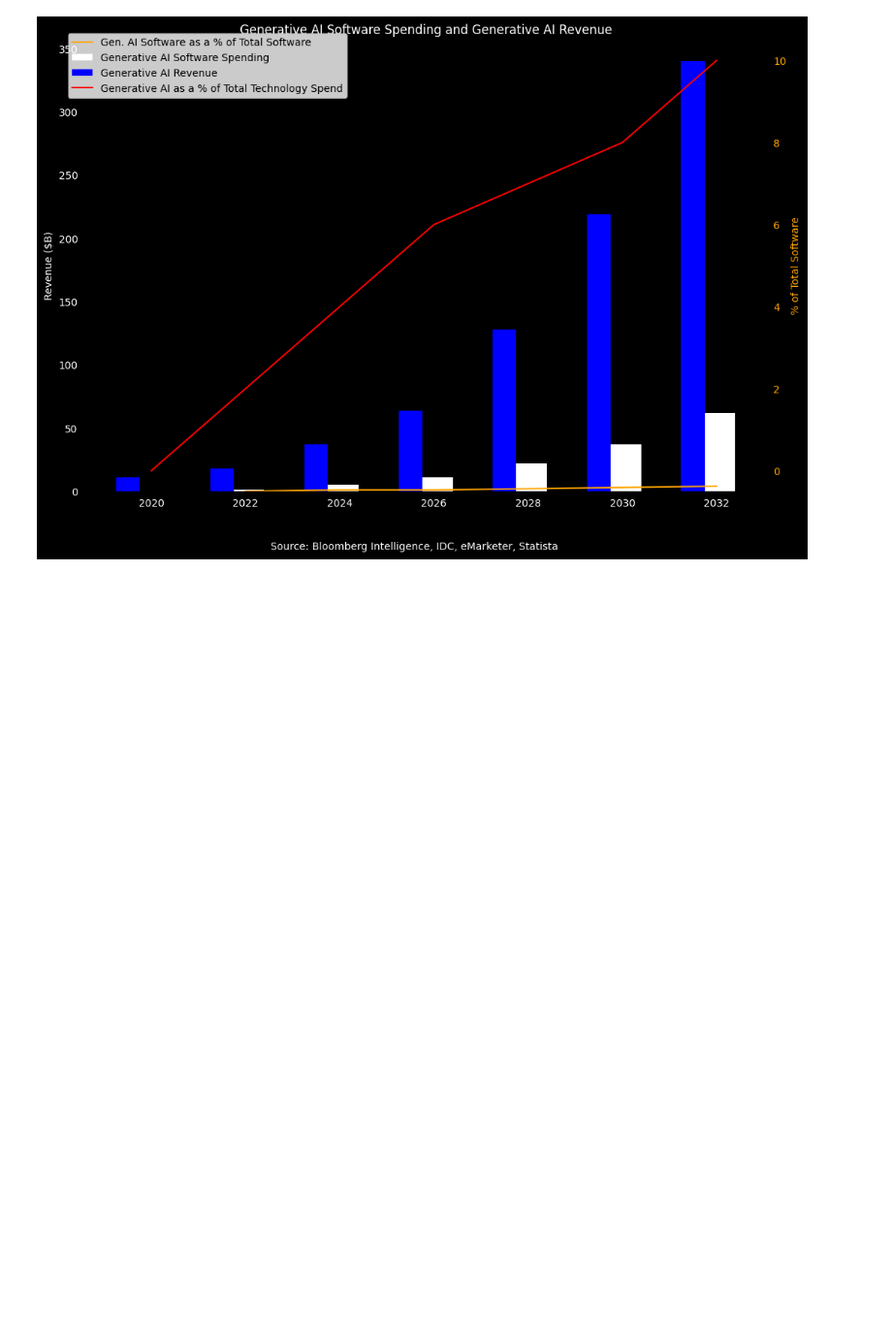
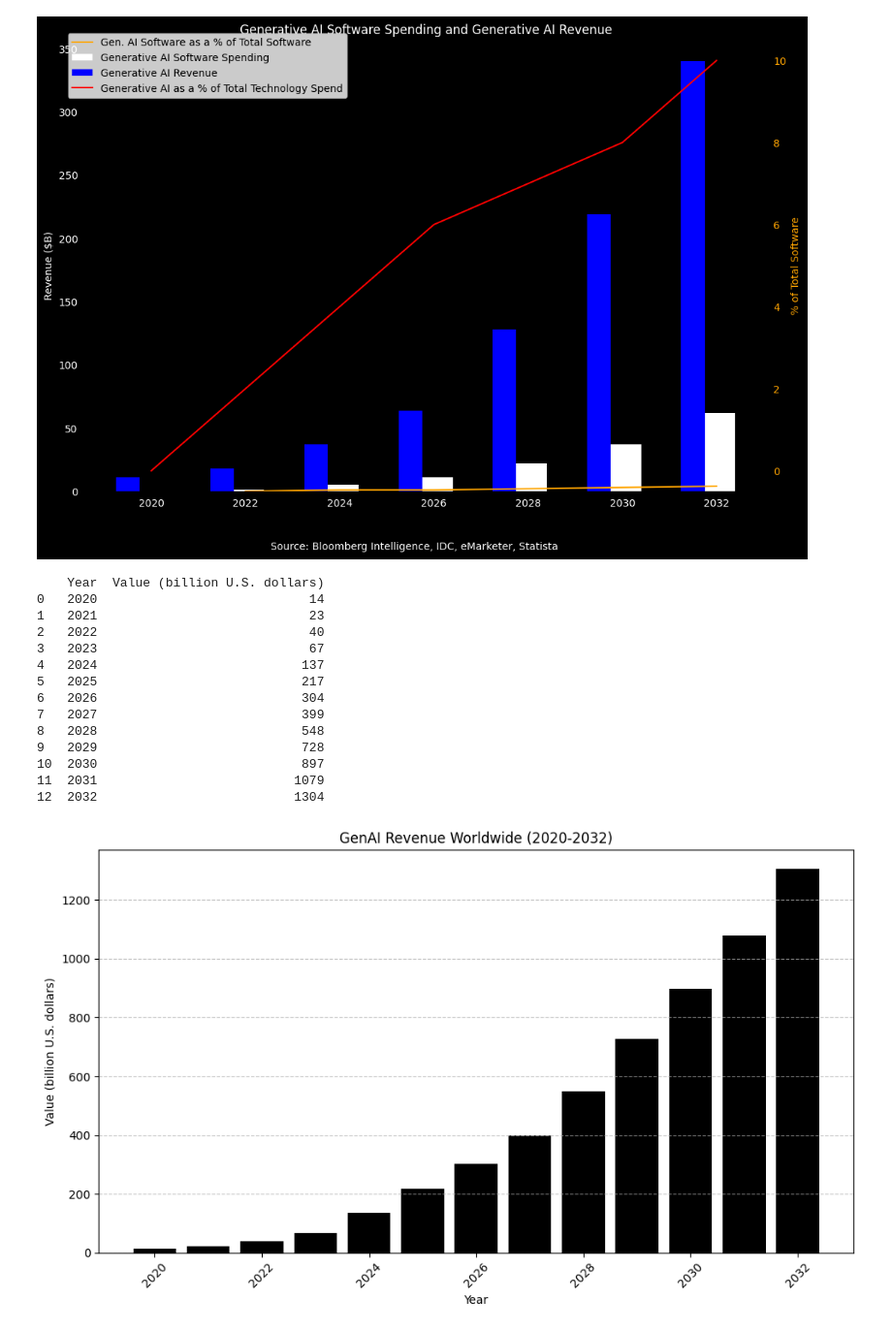
Before and after one commit to jyin1003/US-ai-tech-company-analysis, a Jupyter notebook: visualisations.ipynb, the cells around one changed output. Shown at 97% size. Cells and saved outputs as stored; diff of their text form; code cells hidden in the pictures; blank space fills up the shorter version.

```diff
--- a/visualisations.ipynb
+++ b/visualisations.ipynb
@@ -42,3 +43,36 @@ plt.figtext(0.5, 0.01, 'Source: Bloomberg Intelligence, IDC, eMarketer, Statista
 plt.show()
 # %% [output]
 [figure]
+# %%
+# from:
+# https://www.statista.com/statistics/1417151/generative-ai-revenue-worldwide/
+
+data = pd.read_excel("GenAI revenue worldwide 2020-2032.xlsx")
+print(data)
+# plot bar graph
+plt.figure(figsize=(10, 6))
+plt.bar(data['Year'], data['Value (billion U.S. dollars)'], color='black')
+plt.xlabel('Year')
+plt.ylabel('Value (billion U.S. dollars)')
+plt.title('GenAI Revenue Worldwide (2020-2032)')
+plt.xticks(rotation=45)
+plt.grid(axis='y', linestyle='--', alpha=0.7)
+
+plt.tight_layout()
+plt.show()
+# %% [output]
+    Year  Value (billion U.S. dollars)
+0   2020                            14
+1   2021                            23
+2   2022                            40
+3   2023                            67
+4   2024                           137
+5   2025                           217
+6   2026                           304
+7   2027                           399
+8   2028                           548
+9   2029                           728
+10  2030                           897
+11  2031                          1079
+12  2032                          1304
+[figure, added]
```
Also changed, not shown: parts of 1 cell of this notebook, 3 other files.
